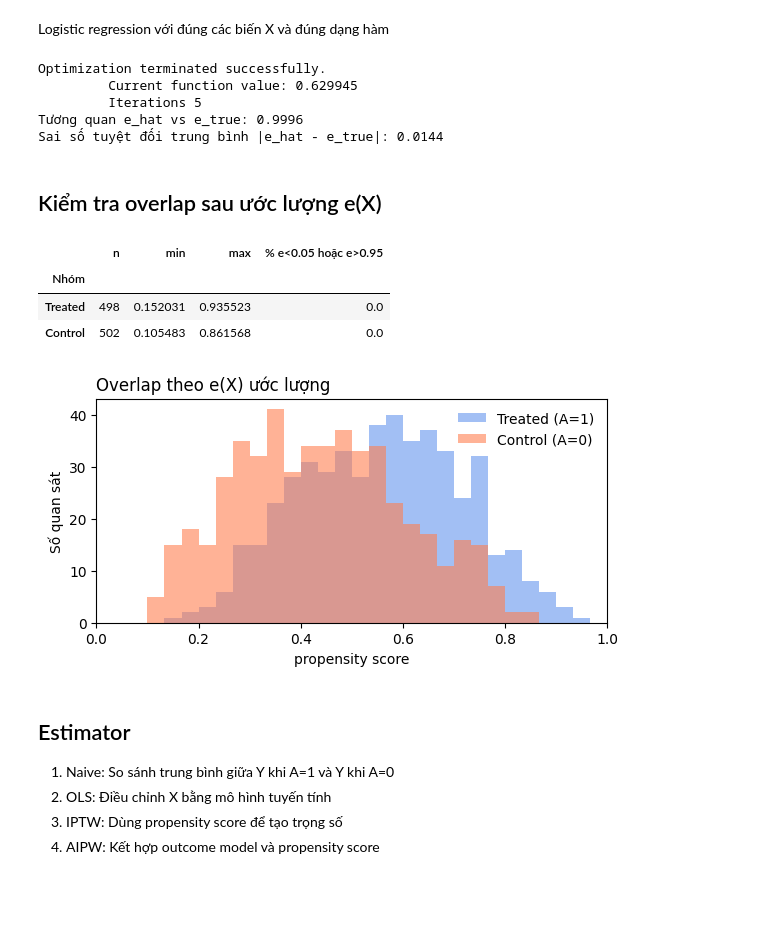
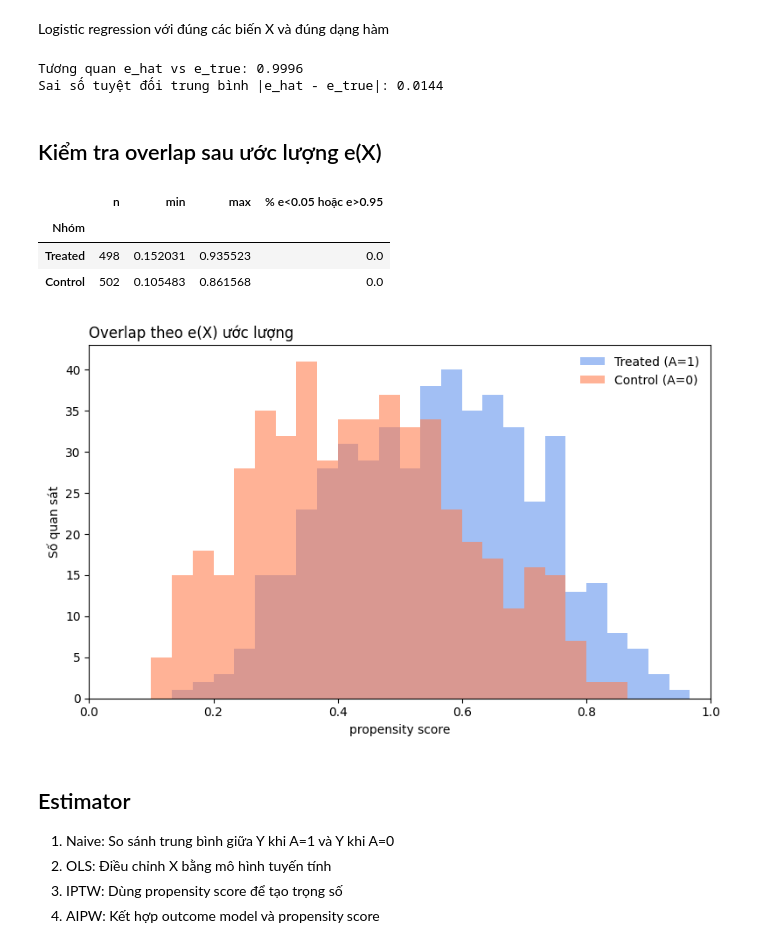
Before and after one commit to qz4ng/SEMINAR, a Jupyter notebook: scenario/baseline.ipynb, the cells around one changed output. Saved outputs shown, nothing was run; the diff lists cells and outputs as text; code cells hidden in the pictures; blank space fills up the shorter version.

```diff
--- a/scenario/baseline.ipynb
+++ b/scenario/baseline.ipynb
@@ -115,16 +115,13 @@ Logistic regression với đúng các biến X và đúng dạng hàm
 def fit_propensity(df:pd.DataFrame):
     # Thêm intercept vào ma trận
     Xd = sm.add_constant(df[X_COLS].to_numpy()) # [1 X1 X2]
-    res = sm.Logit(df[TREATMENT].to_numpy(), Xd).fit()
+    res = sm.Logit(df[TREATMENT].to_numpy(), Xd).fit(disp=False)
     return res.predict(Xd), Xd
 
 e_hat, Xd = fit_propensity(df)
 print(f"Tương quan e_hat vs e_true: {np.corrcoef(e_hat, truth[PS])[0, 1]:.4f}")
 print(f"Sai số tuyệt đối trung bình |e_hat - e_true|: {np.abs(e_hat - truth[PS]).mean():.4f}")
 # %% [output]
-Optimization terminated successfully.
-         Current function value: 0.629945
-         Iterations 5
 Tương quan e_hat vs e_true: 0.9996
 Sai số tuyệt đối trung bình |e_hat - e_true|: 0.0144
 # %% [markdown]
@@ -132,23 +129,23 @@ Sai số tuyệt đối trung bình |e_hat - e_true|: 0.0144
 # %%
 rows = []
 for t, name in [(1, "Treated"), (0, "Control")]:
     e_t = e_hat[A_arr == t]
     rows.append({"Nhóm": name, "n": len(e_t), "min": e_t.min(), "max": e_t.max(),
                  "% e<0.05 hoặc e>0.95": np.mean((e_t < 0.05) | (e_t > 0.95)) * 100})
 display(pd.DataFrame(rows).set_index("Nhóm"))
 
-fig, ax = plt.subplots(figsize=(6, 3.2))
+fig, ax = plt.subplots(figsize=(8, 5))
 plot_overlap(ax, e_hat, A_arr, "Overlap theo e(X) ước lượng")
 ax.set_ylabel("Số quan sát")
 ax.legend(frameon=False)
 plt.tight_layout()
 plt.show()
 # %% [output]
 |  | n | min | max | % e<0.05 hoặc e>0.95 |
 | Nhóm |  |  |  |  |
 | Treated | 498 | 0.152031 | 0.935523 | 0.0 |
 | Control | 502 | 0.105483 | 0.861568 | 0.0 |
-[figure, old version]
+[figure, new version]
 # %% [markdown]
 ## Estimator
 1. Naive: So sánh trung bình giữa Y khi A=1 và Y khi A=0
```
Also changed, not shown: parts of 7 cells of this notebook.
